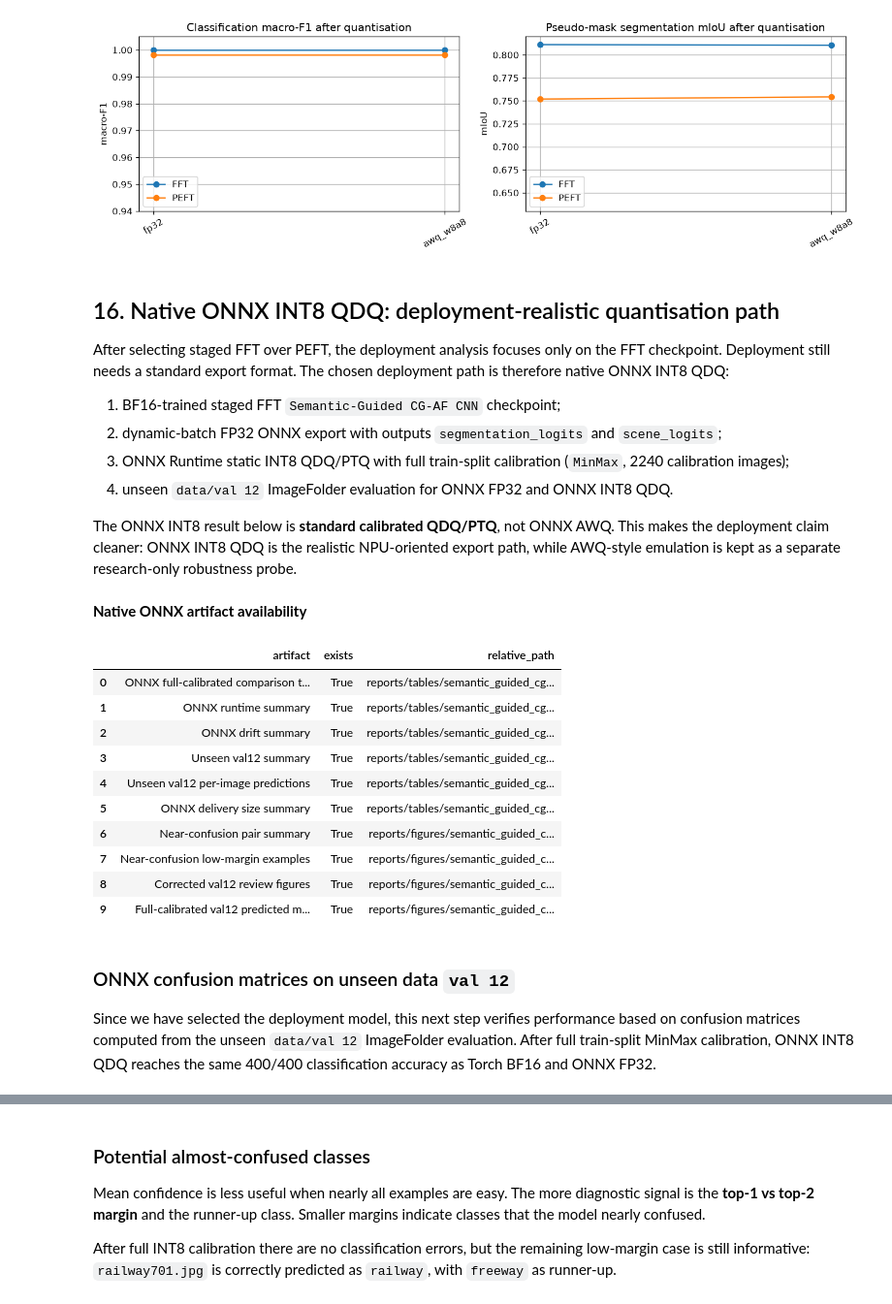
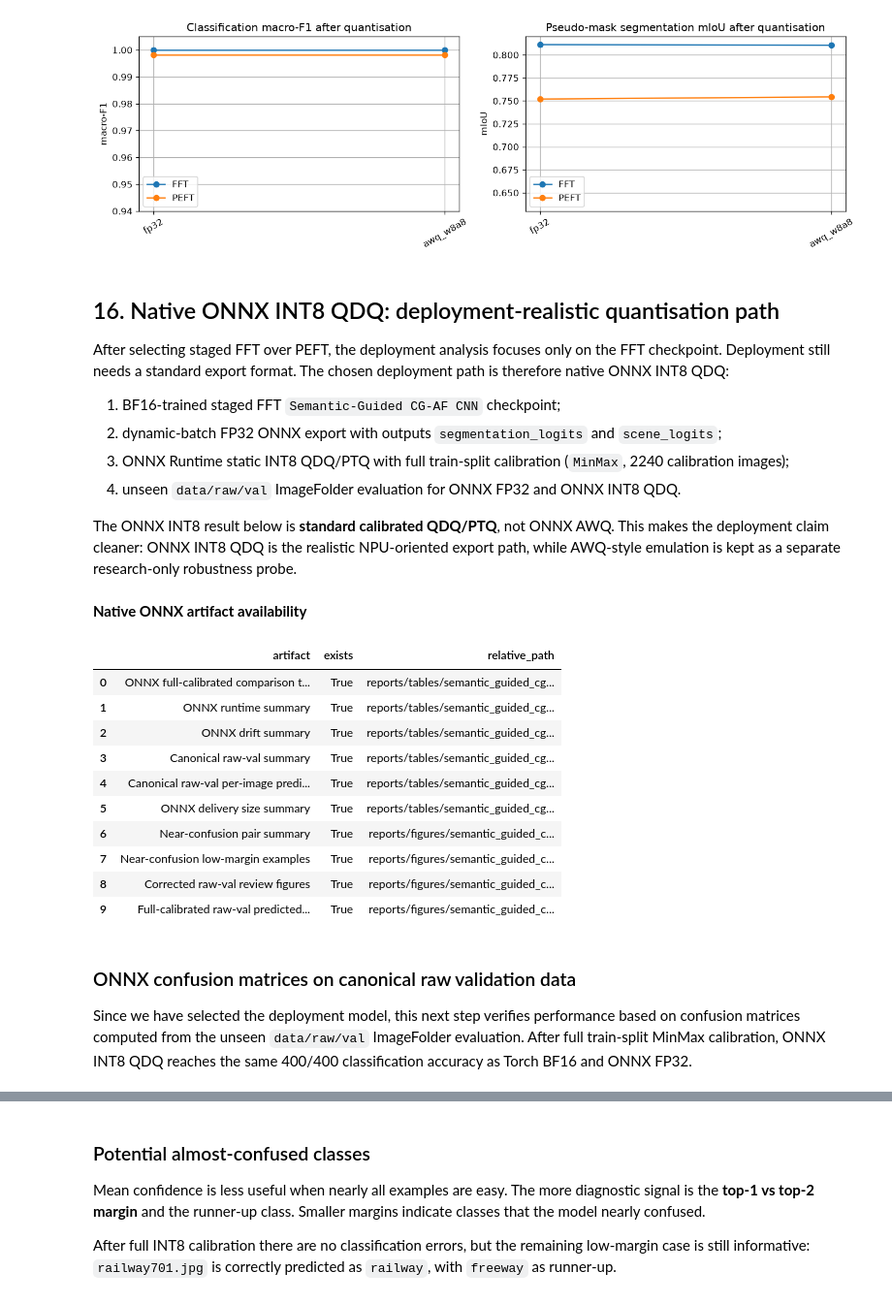
Before and after one commit to JoshDui/CSC3109_Project, a Jupyter notebook: notebooks/05_semantic_guided_cgaf_quantisation.ipynb, the cells around one changed output, grey strips where cells are left out. Shown at 97% size. Drawn from its saved outputs; the diff is of its cells as text; code cells hidden in the pictures.

Commit message:
chore(data): canonicalize raw dataset paths
Updates raw-data defaults and report path metadata to use data/raw while preserving metrics and provenance.

```diff
--- a/notebooks/05_semantic_guided_cgaf_quantisation.ipynb
+++ b/notebooks/05_semantic_guided_cgaf_quantisation.ipynb
@@ -822,7 +822,7 @@ After selecting staged FFT over PEFT, the deployment analysis focuses only on th
 1. BF16-trained staged FFT `Semantic-Guided CG-AF CNN` checkpoint;
 2. dynamic-batch FP32 ONNX export with outputs `segmentation_logits` and `scene_logits`;
 3. ONNX Runtime static INT8 QDQ/PTQ with full train-split calibration (`MinMax`, 2240 calibration images);
-4. unseen `data/val 12` ImageFolder evaluation for ONNX FP32 and ONNX INT8 QDQ.
+4. unseen `data/raw/val` ImageFolder evaluation for ONNX FP32 and ONNX INT8 QDQ.
 
 The ONNX INT8 result below is **standard calibrated QDQ/PTQ**, not ONNX AWQ. This makes the deployment claim cleaner: ONNX INT8 QDQ is the realistic NPU-oriented export path, while AWQ-style emulation is kept as a separate research-only robustness probe.
 # %%
@@ -835,48 +835,48 @@ onnx_artifacts = pd.DataFrame([
     {'artifact': 'ONNX full-calibrated comparison table', 'path': ONNX_EVAL_DIR / 'comparison_table.csv'},
     {'artifact': 'ONNX runtime summary', 'path': ONNX_EVAL_DIR / 'runtime_summary.csv'},
     {'artifact': 'ONNX drift summary', 'path': ONNX_EVAL_DIR / 'drift_summary.csv'},
-    {'artifact': 'Unseen val12 summary', 'path': ONNX_VAL12_TABLE_DIR / 'summary.csv'},
-    {'artifact': 'Unseen val12 per-image predictions', 'path': ONNX_VAL12_TABLE_DIR / 'per_image_predictions.csv'},
+    {'artifact': 'Canonical raw-val summary', 'path': ONNX_VAL12_TABLE_DIR / 'summary.csv'},
+    {'artifact': 'Canonical raw-val per-image predictions', 'path': ONNX_VAL12_TABLE_DIR / 'per_image_predictions.csv'},
     {'artifact': 'ONNX delivery size summary', 'path': ONNX_VAL12_TABLE_DIR / 'onnx_delivery_size_summary.csv'},
     {'artifact': 'Near-confusion pair summary', 'path': ONNX_VAL12_REVIEW_DIR / 'onnx_near_confusion_pair_summary.csv'},
     {'artifact': 'Near-confusion low-margin examples', 'path': ONNX_VAL12_REVIEW_DIR / 'onnx_lowest_margin_top20.csv'},
-    {'artifact': 'Corrected val12 review figures', 'path': ONNX_VAL12_REVIEW_DIR},
-    {'artifact': 'Full-calibrated val12 predicted masks', 'path': ONNX_VAL12_MASK_DIR},
+    {'artifact': 'Corrected raw-val review figures', 'path': ONNX_VAL12_REVIEW_DIR},
+    {'artifact': 'Full-calibrated raw-val predicted masks', 'path': ONNX_VAL12_MASK_DIR},
 ])
 onnx_artifacts['exists'] = onnx_artifacts['path'].map(lambda p: Path(p).exists())
 onnx_artifacts['relative_path'] = onnx_artifacts['path'].map(lambda p: str(Path(p).relative_to(PROJECT_ROOT)) if Path(p).is_relative_to(PROJECT_ROOT) else str(p))
 display_table(onnx_artifacts[['artifact', 'exists', 'relative_path']], 'Native ONNX artifact availability')
 ONNX_AVAILABLE = bool(onnx_artifacts['exists'].all())
 if not ONNX_AVAILABLE:
     missing_onnx = ', '.join(onnx_artifacts.loc[~onnx_artifacts['exists'], 'relative_path'])
     display(Markdown(f'**ONNX artifact section partially skipped:** missing `{missing_onnx}`. Copy/generated ONNX artifacts to render all deployment tables and figures.'))
 
 onnx_eval = load_csv(ONNX_EVAL_DIR / 'comparison_table.csv') if (ONNX_EVAL_DIR / 'comparison_table.csv').exists() else pd.DataFrame()
 onnx_runtime = load_csv(ONNX_EVAL_DIR / 'runtime_summary.csv') if (ONNX_EVAL_DIR / 'runtime_summary.csv').exists() else pd.DataFrame()
 onnx_drift = load_csv(ONNX_EVAL_DIR / 'drift_summary.csv') if (ONNX_EVAL_DIR / 'drift_summary.csv').exists() else pd.DataFrame()
 val12_summary = load_csv(ONNX_VAL12_TABLE_DIR / 'summary.csv') if (ONNX_VAL12_TABLE_DIR / 'summary.csv').exists() else pd.DataFrame()
 val12_predictions = load_csv(ONNX_VAL12_TABLE_DIR / 'per_image_predictions.csv') if (ONNX_VAL12_TABLE_DIR / 'per_image_predictions.csv').exists() else pd.DataFrame()
 onnx_delivery = load_csv(ONNX_VAL12_TABLE_DIR / 'onnx_delivery_size_summary.csv') if (ONNX_VAL12_TABLE_DIR / 'onnx_delivery_size_summary.csv').exists() else pd.DataFrame()
 near_margin = load_csv(ONNX_VAL12_REVIEW_DIR / 'onnx_near_confusion_margin_summary.csv') if (ONNX_VAL12_REVIEW_DIR / 'onnx_near_confusion_margin_summary.csv').exists() else pd.DataFrame()
 near_pairs = load_csv(ONNX_VAL12_REVIEW_DIR / 'onnx_near_confusion_pair_summary.csv') if (ONNX_VAL12_REVIEW_DIR / 'onnx_near_confusion_pair_summary.csv').exists() else pd.DataFrame()
 near_lowest = load_csv(ONNX_VAL12_REVIEW_DIR / 'onnx_lowest_margin_top20.csv') if (ONNX_VAL12_REVIEW_DIR / 'onnx_lowest_margin_top20.csv').exists() else pd.DataFrame()
 # %% [output]
 **Native ONNX artifact availability**
 |  | artifact | exists | relative_path |
 | 0 | ONNX full-calibrated comparison t... | True | reports/tables/semantic_guided_cg... |
 | 1 | ONNX runtime summary | True | reports/tables/semantic_guided_cg... |
 | 2 | ONNX drift summary | True | reports/tables/semantic_guided_cg... |
-| 3 | Unseen val12 summary | True | reports/tables/semantic_guided_cg... |
-| 4 | Unseen val12 per-image predictions | True | reports/tables/semantic_guided_cg... |
+| 3 | Canonical raw-val summary | True | reports/tables/semantic_guided_cg... |
+| 4 | Canonical raw-val per-image predi... | True | reports/tables/semantic_guided_cg... |
 | 5 | ONNX delivery size summary | True | reports/tables/semantic_guided_cg... |
 | 6 | Near-confusion pair summary | True | reports/figures/semantic_guided_c... |
 | 7 | Near-confusion low-margin examples | True | reports/figures/semantic_guided_c... |
-| 8 | Corrected val12 review figures | True | reports/figures/semantic_guided_c... |
-| 9 | Full-calibrated val12 predicted m... | True | reports/figures/semantic_guided_c... |
+| 8 | Corrected raw-val review figures | True | reports/figures/semantic_guided_c... |
+| 9 | Full-calibrated raw-val predicted... | True | reports/figures/semantic_guided_c... |
 # %% [markdown]
-### ONNX confusion matrices on unseen data `val 12`
+### ONNX confusion matrices on canonical raw validation data
 
-Since we have selected the deployment model, this next step verifies performance based on confusion matrices computed from the unseen `data/val 12` ImageFolder evaluation. After full train-split MinMax calibration, ONNX INT8 QDQ reaches the same 400/400 classification accuracy as Torch BF16 and ONNX FP32.
+Since we have selected the deployment model, this next step verifies performance based on confusion matrices computed from the unseen `data/raw/val` ImageFolder evaluation. After full train-split MinMax calibration, ONNX INT8 QDQ reaches the same 400/400 classification accuracy as Torch BF16 and ONNX FP32.
 # %%
 if not val12_summary.empty:
     val12_view = val12_summary[[
```
Also changed, not shown: parts of 10 cells of this notebook, 30 other files.
